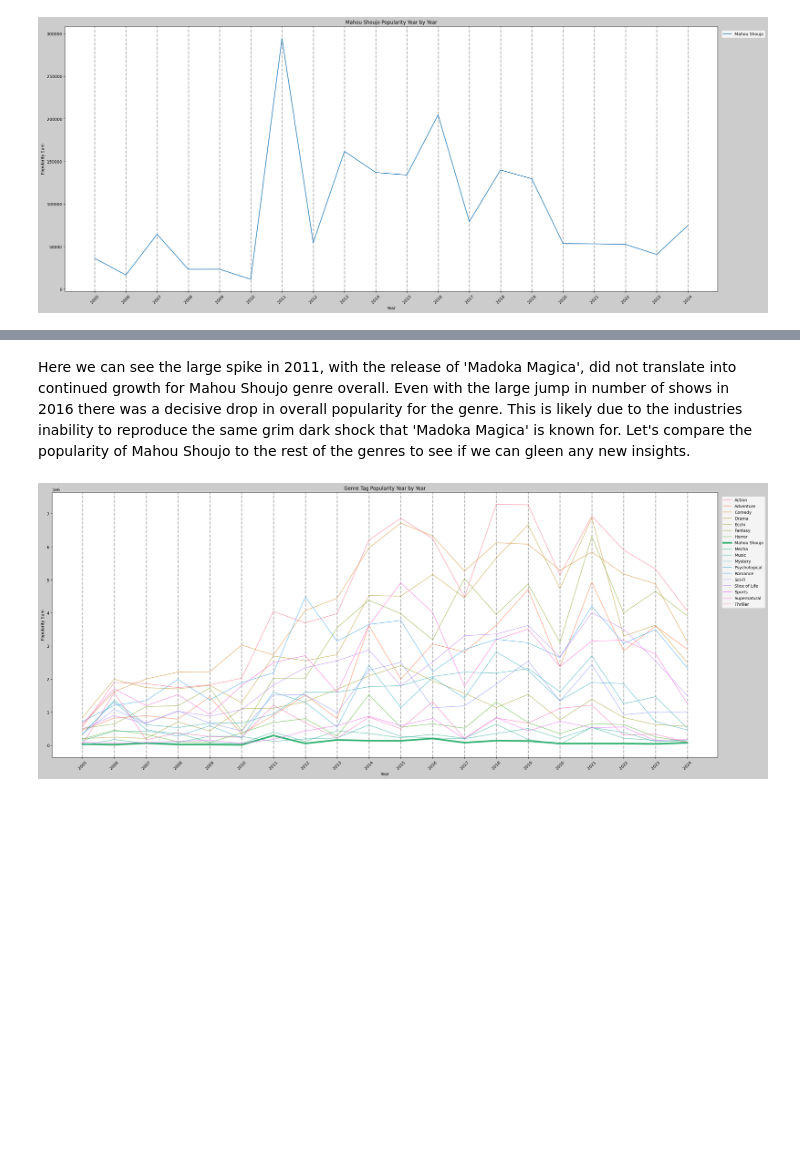
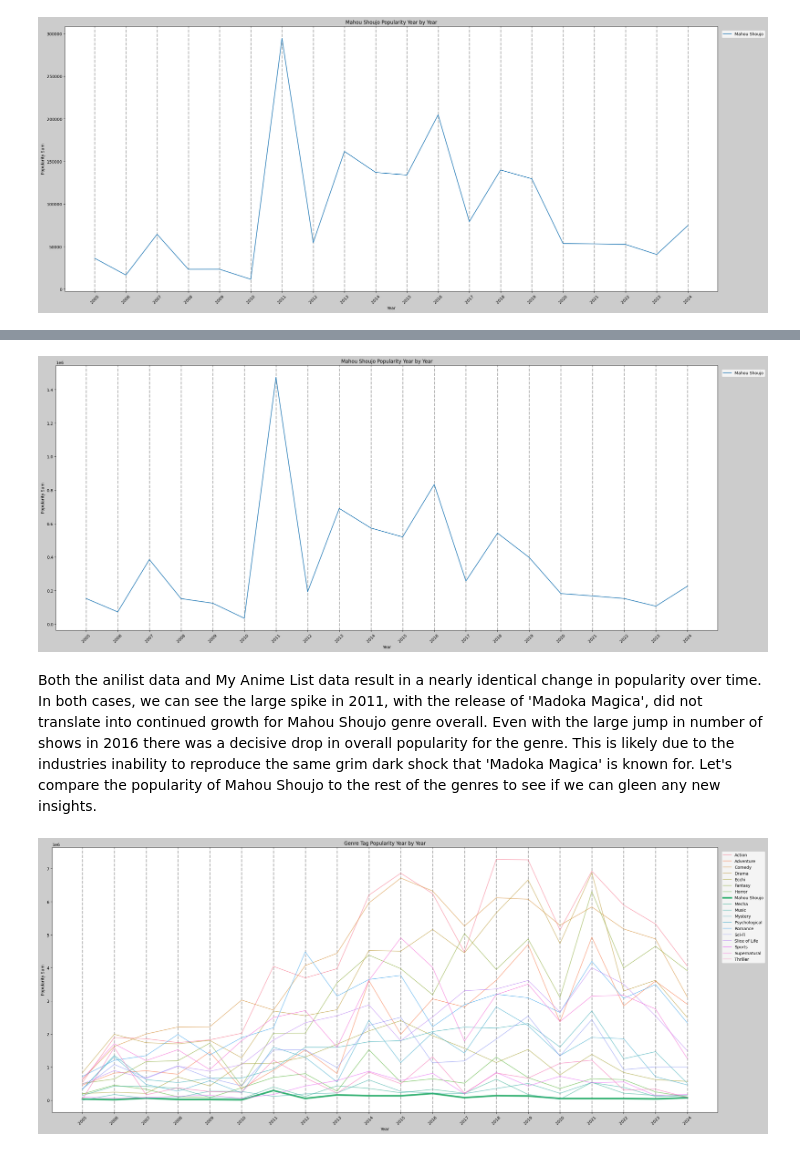
Before and after one commit to leolion023/Anilist, a Jupyter notebook: anilist_analysis.ipynb, the cells around one changed output, grey strips where cells are left out. Drawn from its saved outputs; the diff is of its cells as text; code cells hidden in the pictures; blank space fills up the shorter version.

Commit message:
add comentary and read me update

```diff
--- a/anilist_analysis.ipynb
+++ b/anilist_analysis.ipynb
@@ -358,0 +364,4 @@ plt.show()
+# %%
+mal_list =  pd.read_csv('MAL_list.csv')
+
+con= sqlite3.connect('MAGIC')
@@ -358,0 +375,10 @@ plt.show()
+# %%
+magic_select = pd.read_sql_query(
+    '''
+    SELECT a.Id, a.Title, a.Year, m.num_list_users AS malpop, a.Popularity, a.Idmal
+    FROM anilist AS a
+    RIGHT JOIN MALlist AS m
+    ON a.idMal = m.id;
+    ''',
+    con
+)
@@ -358,0 +401,3 @@ plt.show()
+# %%
+magic_select['genres'] = 'Mahou Shoujo' #checky sneak around to add back the genre
+magic_select
@@ -358,0 +418,19 @@ plt.show()
+# %%
+mal_popularity = magic_select.pivot_table(values='malpop', index='Year', columns='genres', aggfunc='sum', fill_value=0)
+# Plotting
+plt.figure(figsize=(25, 10),facecolor='#cccccc')
+#Create line plot for the Mahou Shoujo genre
+plt.plot(mal_popularity.index, mal_popularity['Mahou Shoujo'], label = 'Mahou Shoujo')
+plt.title('Mahou Shoujo Popularity Year by Year for MAL')
+plt.xlabel('Year')
+plt.ylabel('Popularity Sum')
+plt.legend(bbox_to_anchor=(1, 1), loc='upper left', borderaxespad=1.)
+plt.grid(True, which='both', axis='x', linestyle='--', linewidth=2)
+plt.tight_layout()
+
+plt.xticks(range(min(mal_popularity.index), max(mal_popularity.index) + 1))
+plt.xticks(rotation=45)
+
+plt.show()
+# %% [output]
+[figure, added]
@@ -359,5 +439,5 @@ plt.show()
 # %% [markdown]
-Here we can see the large spike in 2011, with the release of 'Madoka Magica', did not translate into continued growth for Mahou Shoujo genre overall. Even with the large jump in number of shows in 2016 there was a decisive drop in overall popularity for the genre. This is likely due to the industries inability to reproduce the same grim dark shock that 'Madoka Magica' is known for. Let's compare the popularity of Mahou Shoujo to the rest of the genres to see if we can gleen any new insights.
+Both the anilist data and My Anime List data result in a nearly identical change in popularity over time. In both cases, we can see the large spike in 2011, with the release of 'Madoka Magica', did not translate into continued growth for Mahou Shoujo genre overall. Even with the large jump in number of shows in 2016 there was a decisive drop in overall popularity for the genre. This is likely due to the industries inability to reproduce the same grim dark shock that 'Madoka Magica' is known for. Let's compare the popularity of Mahou Shoujo to the rest of the genres to see if we can gleen any new insights.
 # %%
 genre_popularity = anilist_genres.pivot_table(values='Popularity', index='Year', columns='Genres', aggfunc='sum', fill_value=0)
 colors = sns.color_palette('husl', 18)
```
Also changed, not shown: parts of 10 cells of this notebook, 1 other file.
